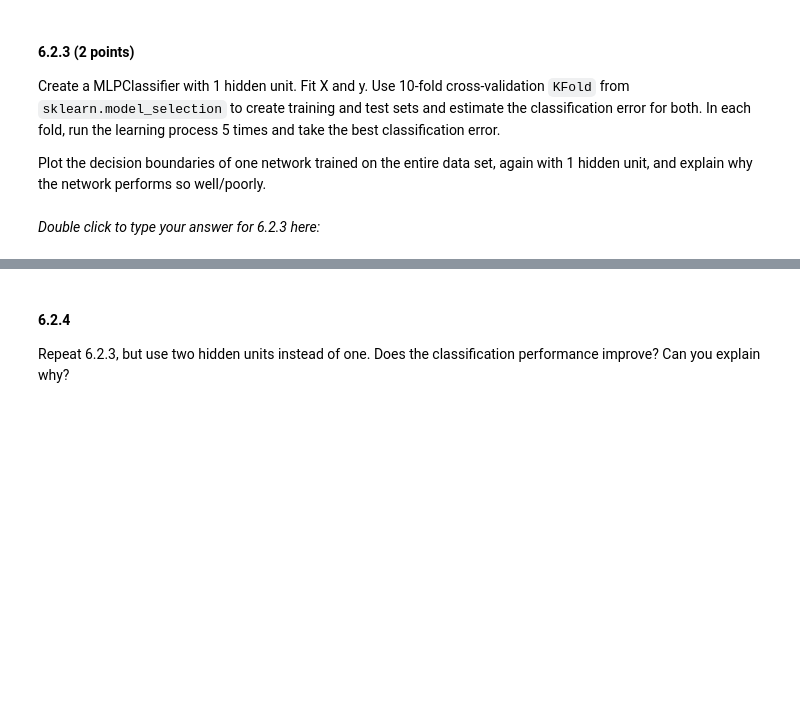
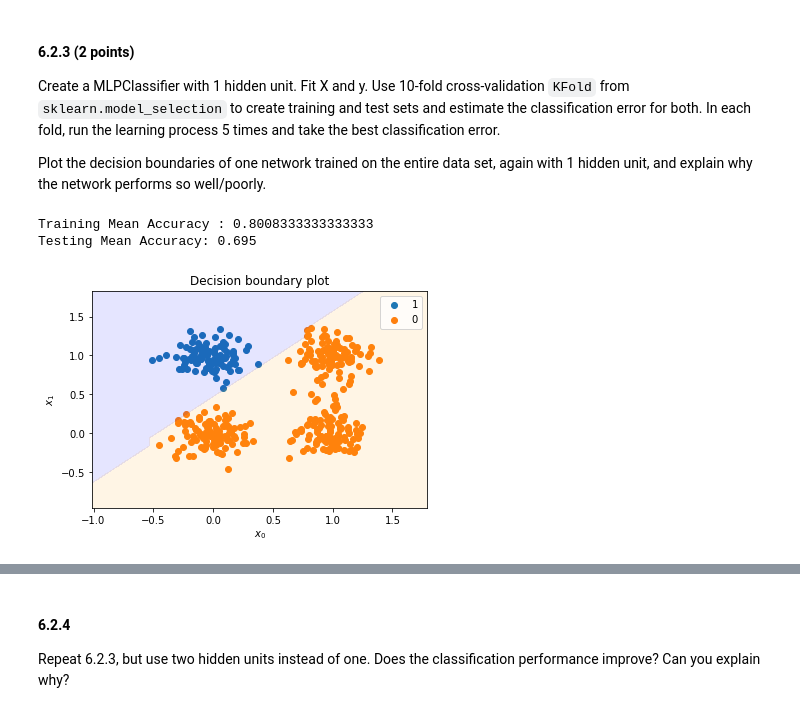
Before and after one commit to gabrielraya/Data-Mining, a Jupyter notebook: Assignment_6/Assignment_6.ipynb, the cells around one changed output, grey strips where cells are left out. Cells and saved outputs as stored; diff of their text form; code cells hidden in the pictures; blank space fills up the shorter version.

```diff
--- a/Assignment_6/Assignment_6.ipynb
+++ b/Assignment_6/Assignment_6.ipynb
@@ -315,5 +387,43 @@ Load the data from `xor.mat` into Python using `scipio.io.loadmat(...)` and make
 Create a MLPClassifier with 1 hidden unit. Fit X and y. Use 10-fold cross-validation `KFold` from `sklearn.model_selection` to create training and test sets and estimate the classification error for both. In each fold, run the learning process 5 times and take the best classification error.
 
 Plot the decision boundaries of one network trained on the entire data set, again with 1 hidden unit, and explain why the network performs so well/poorly.
-# %% [markdown]
-*Double click to type your answer for 6.2.3 here:*
+# %%
+# MLP 1 hidden unit 10-fold cross-validation
+from sklearn.neural_network import MLPClassifier
+from sklearn.model_selection import KFold
+
+def mean(lst):
+    return sum(lst) / len(lst)
+
+def train_MLP(X, y, layers, k=10):
+    mlp =  MLPClassifier(solver='lbfgs', hidden_layer_sizes=(layers))
+    kf = KFold(n_splits=k, random_state=None, shuffle=False)
+
+    train_errors = []
+    val_errors = []
+
+    for train_index, test_index in kf.split(X):
+        X_train, X_test = X[train_index], X[test_index]
+        y_train, y_test = y[train_index], y[test_index]
+        train_error = []
+        val_error = []
+        for i in range(5):
+            mlp.fit(X_train, y_train)
+            train_error.append(mlp.score(X_train,y_train))
+            val_error.append(mlp.score(X_test,y_test))
+        train_errors.append(max(train_error))
+        val_errors.append(max(val_error))
+
+
+    print('Training Mean Accuracy : {}'.format(mean(train_errors)))
+    print('Testing Mean Accuracy: {}'.format(mean(val_errors)))
+
+    mlp.fit(X,y)
+    plotter = Toolbox.MLPPlot.MLPPlot(X,y,mlp)
+    plotter.plot_boundaries()
+
+train_MLP(X, y, layers=1, k=10)
+# %% [output]
+Training Mean Accuracy : 0.8008333333333333
+Testing Mean Accuracy: 0.695
+[figure, added]
```
Also changed, not shown: parts of 14 cells of this notebook.
